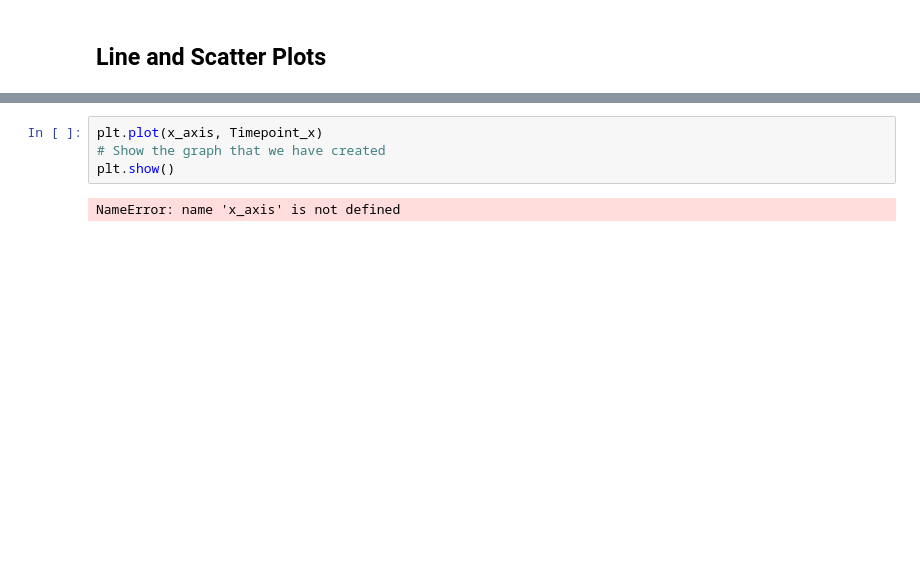
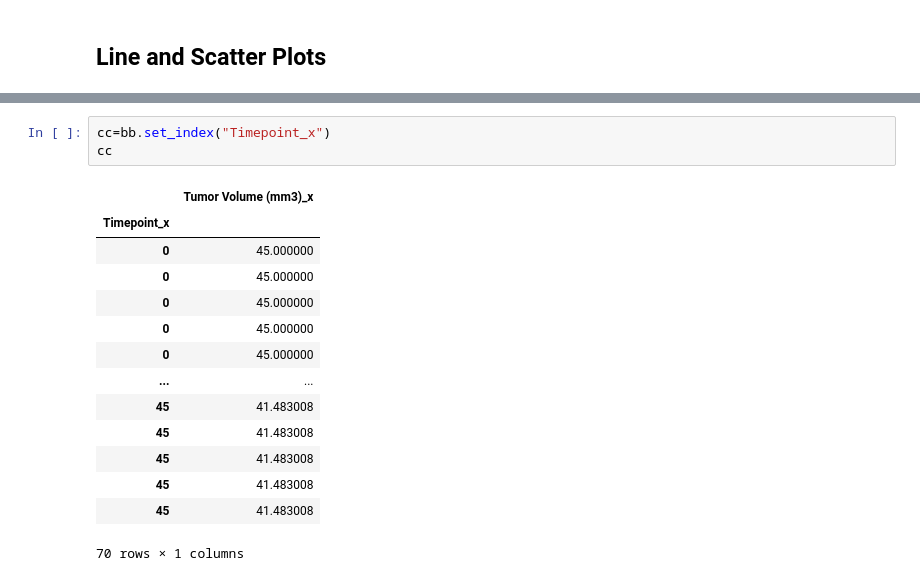
Before and after one commit to nfaber1/matplotlib-challenge, a Jupyter notebook: matplotlib-challenge-code.ipynb, the cells around one changed output, grey strips where cells are left out. Cells and saved outputs as stored; diff of their text form; blank space fills up the shorter version.

```diff
--- a/matplotlib-challenge-code.ipynb
+++ b/matplotlib-challenge-code.ipynb
@@ -425,6 +416,18 @@ lines = bb.plot.line()
-# %%
-plt.plot(x_axis, Timepoint_x)
-# Show the graph that we have created
-plt.show()
-# %% [output]
-NameError: name 'x_axis' is not defined
+# %%
+cc=bb.set_index("Timepoint_x")
+cc
+# %% [output]
+|  | Tumor Volume (mm3)_x |
+| Timepoint_x |  |
+| 0 | 45.000000 |
+| 0 | 45.000000 |
+| 0 | 45.000000 |
+| 0 | 45.000000 |
+| 0 | 45.000000 |
+| ... | ... |
+| 45 | 41.483008 |
+| 45 | 41.483008 |
+| 45 | 41.483008 |
+| 45 | 41.483008 |
+| 45 | 41.483008 |
+70 rows × 1 columns
```
Also changed, not shown: parts of 15 cells of this notebook.
